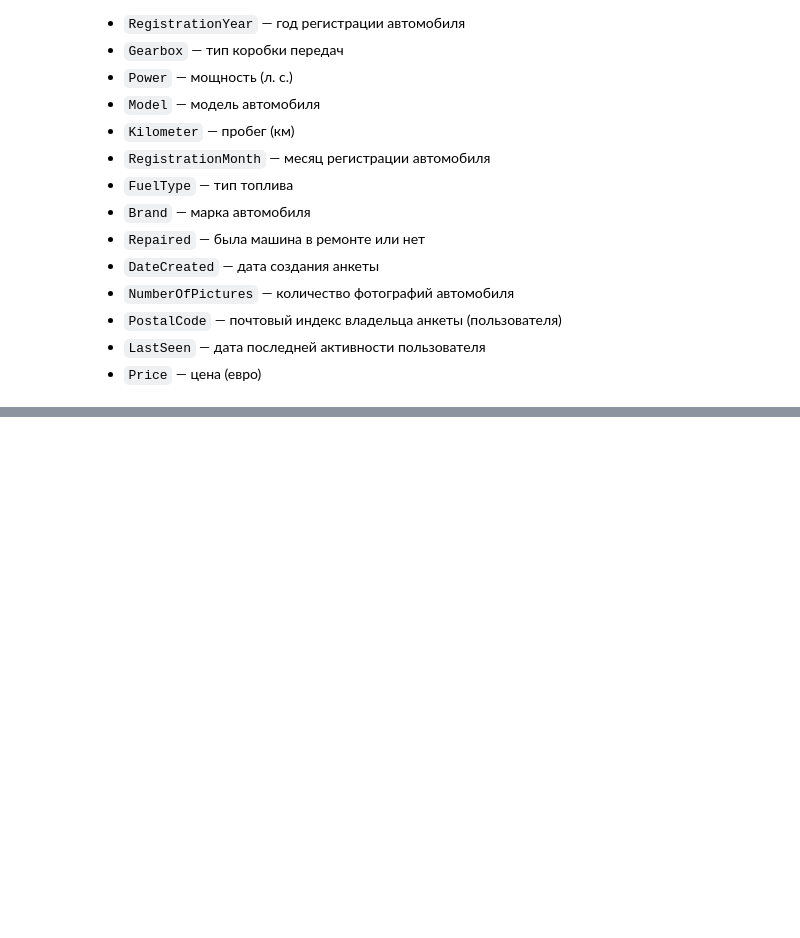
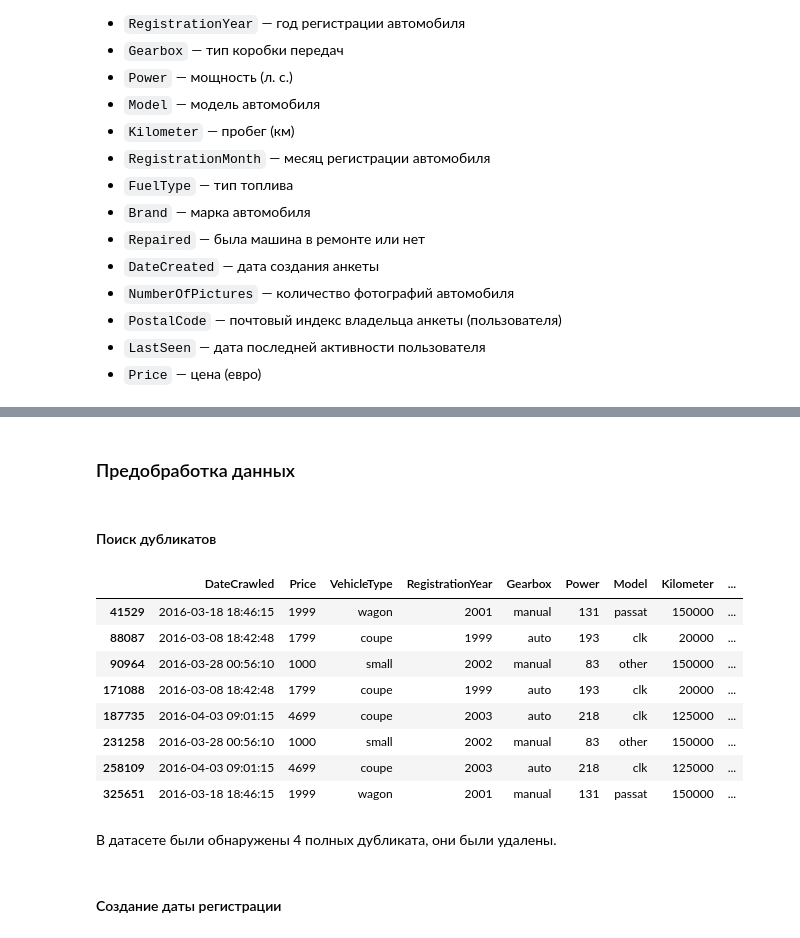
Before and after one commit to serguntsov/cost_of_car, a Jupyter notebook: market_value_car.ipynb, the cells around one changed output, grey strips where cells are left out. Drawn from its saved outputs; the diff is of its cells as text; code cells hidden in the pictures; blank space fills up the shorter version.

Commit message:
Предобработка данных

```diff
--- a/market_value_car.ipynb
+++ b/market_value_car.ipynb
@@ -46,0 +56,25 @@ import seaborn as sns
+# %%
+# Функция для загрузки датасета
+def get_dataframe(path_global, path_local, dates_cols, sep=','):
+    if os.path.exists(path_global):
+        path = path_global
+    elif os.path.exists(path_local):
+        path = path_local
+    else:
+        print('Неправильный путь к файлу')
+        return None
+
+    df = pd.read_csv(path, sep=sep, parse_dates=dates_cols)
+    display(df.head())
+
+    print('Количество пропусков:')
+    display(df.isna().mean().sort_values(ascending=False))
+
+    df.info()
+    return df
+# %%
+path0 = '/datasets/autos.csv'
+path1 = './datasets/autos.csv'
+dates_cols = ['DateCrawled', 'DateCreated', 'LastSeen']
+
+data_auto = get_dataframe(path0, path1, dates_cols)
@@ -46,0 +140,21 @@ import seaborn as sns
+# %% [markdown]
+### Предобработка данных
+# %% [markdown]
+#### Поиск дубликатов
+# %%
+display(data_auto[data_auto.duplicated(keep=False)])
+data_auto = data_auto.drop_duplicates(keep='first').reset_index(drop=True)
+# %% [output]
+|  | DateCrawled | Price | VehicleType | RegistrationYear | Gearbox | Power | Model | Kilometer | ... |
+| 41529 | 2016-03-18 18:46:15 | 1999 | wagon | 2001 | manual | 131 | passat | 150000 | ... |
+| 88087 | 2016-03-08 18:42:48 | 1799 | coupe | 1999 | auto | 193 | clk | 20000 | ... |
+| 90964 | 2016-03-28 00:56:10 | 1000 | small | 2002 | manual | 83 | other | 150000 | ... |
+| 171088 | 2016-03-08 18:42:48 | 1799 | coupe | 1999 | auto | 193 | clk | 20000 | ... |
+| 187735 | 2016-04-03 09:01:15 | 4699 | coupe | 2003 | auto | 218 | clk | 125000 | ... |
+| 231258 | 2016-03-28 00:56:10 | 1000 | small | 2002 | manual | 83 | other | 150000 | ... |
+| 258109 | 2016-04-03 09:01:15 | 4699 | coupe | 2003 | auto | 218 | clk | 125000 | ... |
+| 325651 | 2016-03-18 18:46:15 | 1999 | wagon | 2001 | manual | 131 | passat | 150000 | ... |
+# %% [markdown]
+В датасете были обнаружены 4 полных дубликата, они были удалены.
+# %% [markdown]
+#### Создание даты регистрации
```
Also changed, not shown: parts of 18 cells of this notebook, 1 other file.
